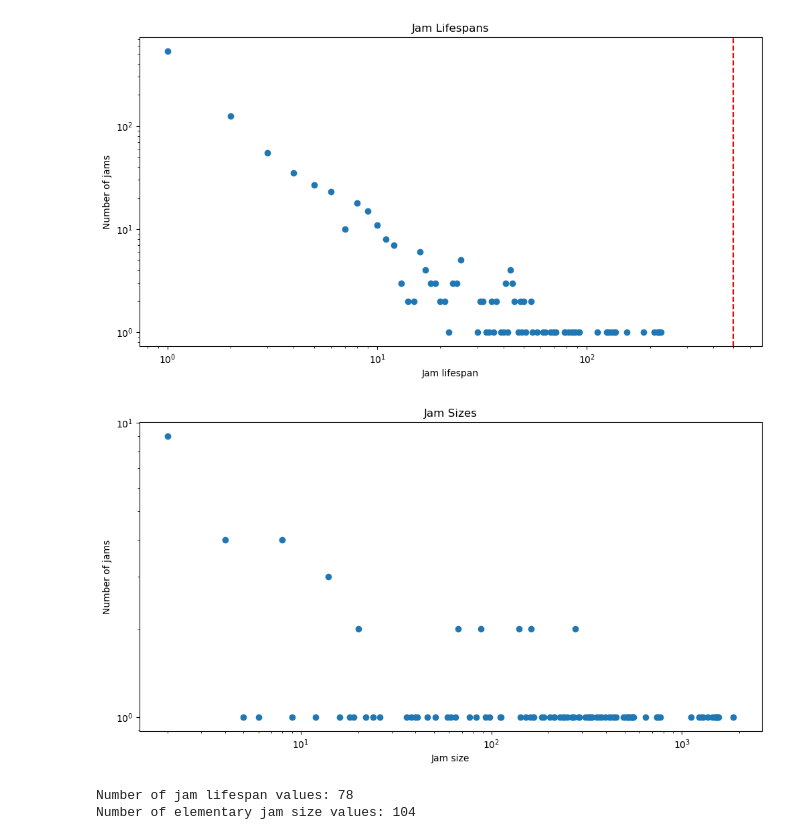
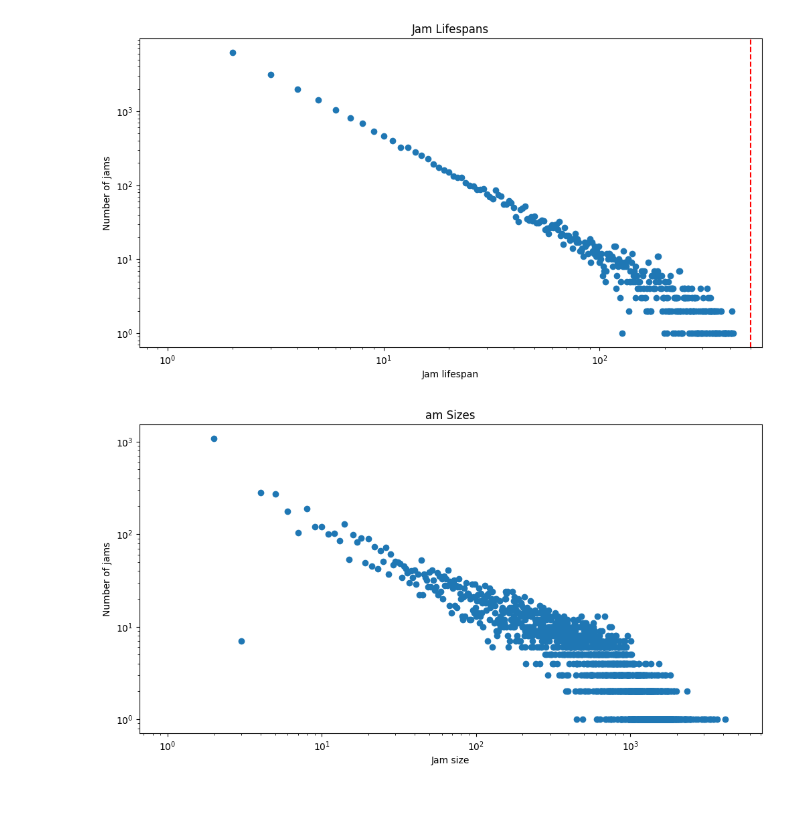
Before and after one commit to ThomasTenDamme/CSS-Group1, a Jupyter notebook: nb.ipynb, the cells around one changed output. Drawn from its saved outputs; the diff is of its cells as text; code cells hidden in the pictures; blank space fills up the shorter version.

Commit message:
Added run_model function to modules and usage in nb

```diff
--- a/nb.ipynb
+++ b/nb.ipynb
@@ -78,38 +78,30 @@ cpl.plot(cellular_automaton, colormap='Blues')
+# %%
+importlib.reload(modules)
+from modules import run_model
+
+p = 0.5
+L = 1000
+T = int(L / 2)
+n = 100
+
+lifespan_counter, jam_size_counter = run_model(p, L, T, n)
 # %%
-from collections import Counter
-importlib.reload(modules)
-from modules import jam_lifespans
-
-lifespans = jam_lifespans(random_walk)
-
-# Count the number of jams of each duration
-jam_lifespans = Counter(lifespans)
-
-# Plot the distribution of jam lifespans on log log scale
 plt.figure(figsize=(12,6))
 plt.title(f'Jam Lifespans')
-plt.loglog(jam_lifespans.keys(), jam_lifespans.values(), 'o')
+plt.loglog(range(1, int(max(lifespan_counter.keys()))), [lifespan_counter[i] for i in range(1, int(max(lifespan_counter.keys())))], 'o')
 plt.xlabel('Jam lifespan')
 plt.ylabel('Number of jams')
 
 # Add a vertical line at T
 plt.axvline(x=T, color='red', linestyle='--')
 plt.show()
 
-# Count and plot the jam sizes:
-jam_sizes = Counter(jam_sizes)
-
 plt.figure(figsize=(12,6))
-plt.title(f'Jam Sizes')
-plt.loglog(jam_sizes.keys(), jam_sizes.values(), 'o')
+plt.title(f'am Sizes')
+plt.loglog(range(1, int(max(jam_size_counter.keys()))), [jam_size_counter[i] for i in range(1, int(max(jam_size_counter.keys())))], 'o')
 plt.xlabel('Jam size')
 plt.ylabel('Number of jams')
 plt.show()
-
-print(f"Number of jam lifespan values: {len(jam_lifespans.keys())}")
-print(f"Number of elementary jam size values: {len(jam_sizes.keys())}")
 # %% [output]
-[figure, old version]
+[figure, new version]
-[figure, old version]
+[figure, new version]
-Number of jam lifespan values: 78
-Number of elementary jam size values: 104
```
Also changed, not shown: parts of 4 cells of this notebook, 1 other file.
